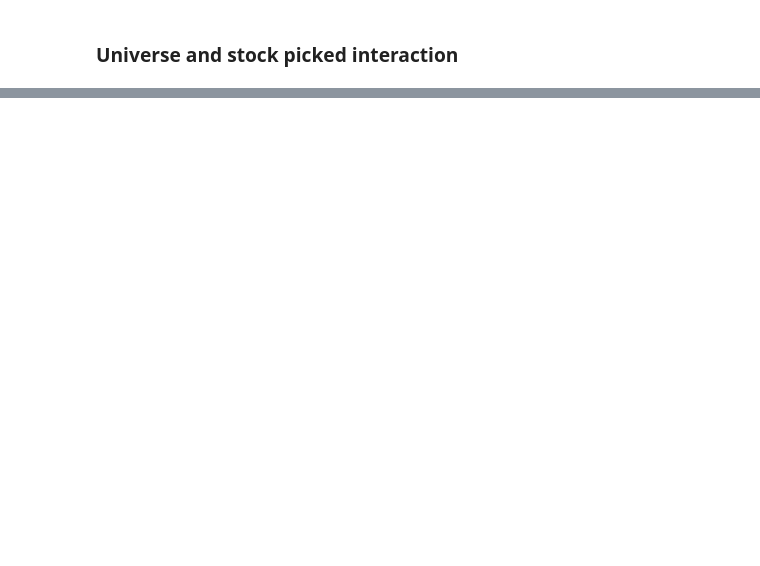
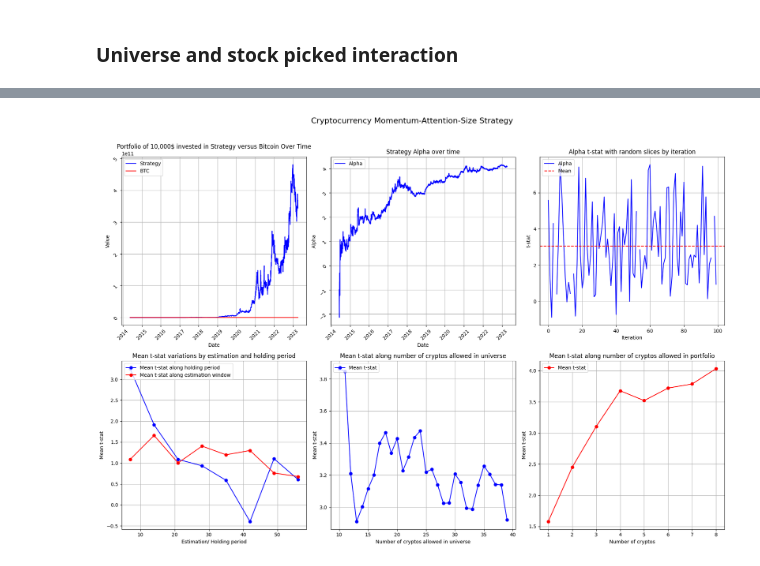
Before and after one commit to itsNH98/cryptocurrency_momentum_strategy, a Jupyter notebook: code/backtest.ipynb, the cells around one changed output, grey strips where cells are left out. Saved outputs shown, nothing was run; the diff lists cells and outputs as text; code cells hidden in the pictures; blank space fills up the shorter version.

```diff
--- a/code/backtest.ipynb
+++ b/code/backtest.ipynb
@@ -416,7 +426,7 @@ def portfolio_analysis(factor, starting_amount, benchmark=True):
     print("Final value Factor: ${:.2f}".format(final_value_factor))
     print("Final value BTC: ${:.2f}".format(final_value_btc))
 
-    cumulative_product.plot(figsize=(16, 8))
+    return cumulative_product
 # %%
-portfolio_analysis(momentum_factor, 10000)
+cum_returns = portfolio_analysis(momentum_factor, 10000)
 # %% [output]
@@ -433,5 +442,4 @@ for i in range(len(momentum_factor)):
     res = smf.ols('Y ~ 1', data=reg_df).fit()
     tvals_rolling.append(res.tvalues[0])
 
-rolling_alpha = pd.DataFrame(tvals_rolling)
-rolling_alpha.plot()
+rolling_alpha = pd.DataFrame(tvals_rolling, index=momentum_factor.index)
@@ -595,7 +516,0 @@ plt.plot(universe_ls_df.mean(axis=0))
-# %%
-# Rows: Number of stocks in the universe
-# Columns: Number of stocks in LONG portfolio
-plt.style.use('ggplot')
-plt.figure(figsize=(16, 8))
-plt.plot(universe_ls_df)
-plt.legend()
@@ -605,0 +520,69 @@ No artists with labels found to put in legend.  Note that artists whose label st
+# %%
+import matplotlib.pyplot as plt
+
+# Create a figure with subplots
+fig, axs = plt.subplots(2, 3, figsize=(18, 12))
+
+fig.suptitle('Cryptocurrency Momentum-Attention-Size Strategy', fontsize=16, y=1.02)
+
+
+# Plot 1
+axs[0, 0].plot(cum_returns.index, cum_returns['Factor'], linestyle='-', color='b')
+axs[0, 0].plot(cum_returns.index, cum_returns['BTC'], linestyle='-', color='r')
+axs[0, 0].set_xlabel('Date')
+axs[0, 0].set_ylabel('Value')
+axs[0, 0].set_title('Portfolio of 10,000$ invested in Strategy versus Bitcoin Over Time')
+axs[0, 0].tick_params(rotation=45)
+axs[0, 0].grid(True)
+axs[0, 0].legend(['Strategy', 'BTC'], loc='upper left')
+
+# Plot 2
+axs[0, 1].plot(rolling_alpha.index, rolling_alpha.iloc[:, 0], marker='o', linestyle='-', color='b', markersize=0.1)
+axs[0, 1].set_xlabel('Date')
+axs[0, 1].set_ylabel('Alpha')
+axs[0, 1].set_title('Strategy Alpha over time')
+axs[0, 1].tick_params(rotation=45)
+axs[0, 1].grid(True)
+axs[0, 1].legend(['Alpha'], loc='upper left')
+
+# Plot 3
+axs[0, 2].plot(slices_tstats.index, slices_tstats.iloc[:, 0], linestyle='-', color='b')
+axs[0, 2].axhline(y=slices_tstats.iloc[:, 0].mean(), color='r', linestyle='--')
+axs[0, 2].set_xlabel('Iteration')
+axs[0, 2].set_ylabel('t-stat')
+axs[0, 2].set_title('Alpha t-stat with random slices by iteration')
+axs[0, 2].grid(True)
+axs[0, 2].legend(['Alpha', 'Mean'], loc='upper left')
+
+# Plot 4
+axs[1, 0].plot(rebalancing_df.mean(axis=0), marker='o', linestyle='-', color='b')
+axs[1, 0].plot(rebalancing_df.mean(axis=1), marker='o', linestyle='-', color='r')
+axs[1, 0].set_xlabel('Estimation/ Holding period')
+axs[1, 0].set_ylabel('Mean t-stat')
+axs[1, 0].set_title('Mean t-stat variations by estimation and holding period')
+axs[1, 0].grid(True)
+axs[1, 0].legend(['Mean t-stat along holding period', 'Mean t-stat along estimation window', ], loc='upper left')
+
+# Plot 5
+axs[1, 1].plot(universe_ls_df.mean(axis=1), marker='o', linestyle='-', color='b')
+axs[1, 1].set_xlabel('Number of cryptos allowed in universe')
+axs[1, 1].set_ylabel('Mean t-stat')
+axs[1, 1].set_title('Mean t-stat along number of cryptos allowed in universe')
+axs[1, 1].grid(True)
+axs[1, 1].legend(['Mean t-stat'], loc='upper left')
+
+# Plot 6
+axs[1, 2].plot(universe_ls_df.mean(axis=0), marker='o', linestyle='-', color='r')
+axs[1, 2].set_xlabel('Number of cryptos')
+axs[1, 2].set_ylabel('Mean t-stat')
+axs[1, 2].set_title('Mean t-stat along number of cryptos allowed in portfolio')
+axs[1, 2].grid(True)
+axs[1, 2].legend(['Mean t-stat'], loc='upper left')
+
+# Adjust layout
+plt.tight_layout()
+
+# Show the plot
+plt.show()
+# %% [output]
+[figure, added]
```
Also changed, not shown: parts of 18 cells of this notebook, 8 other files.
